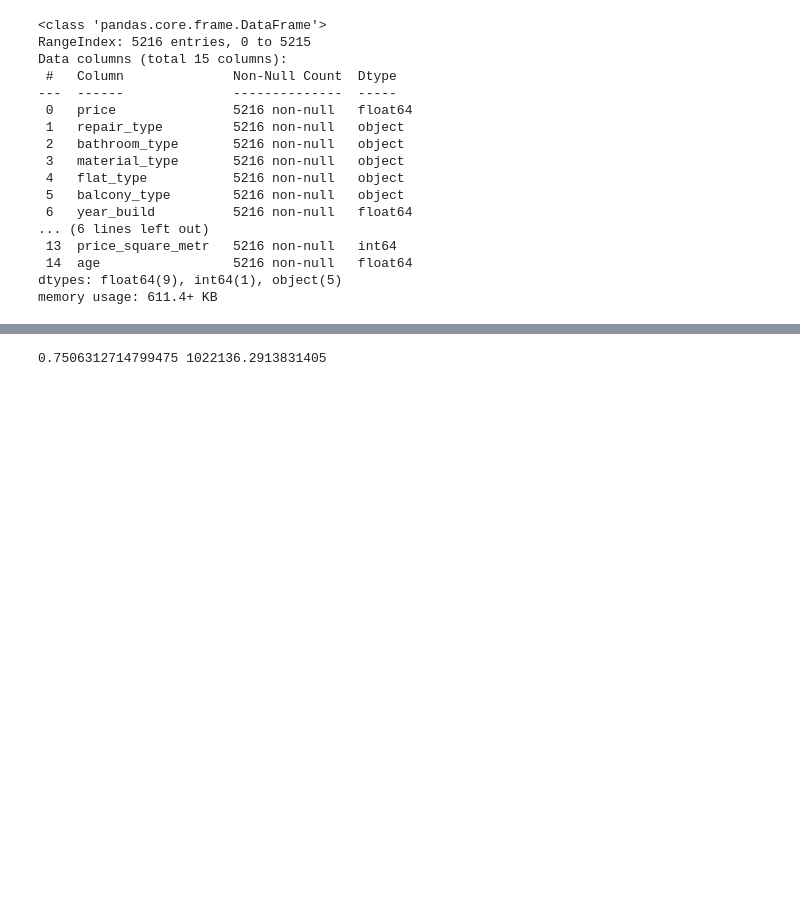
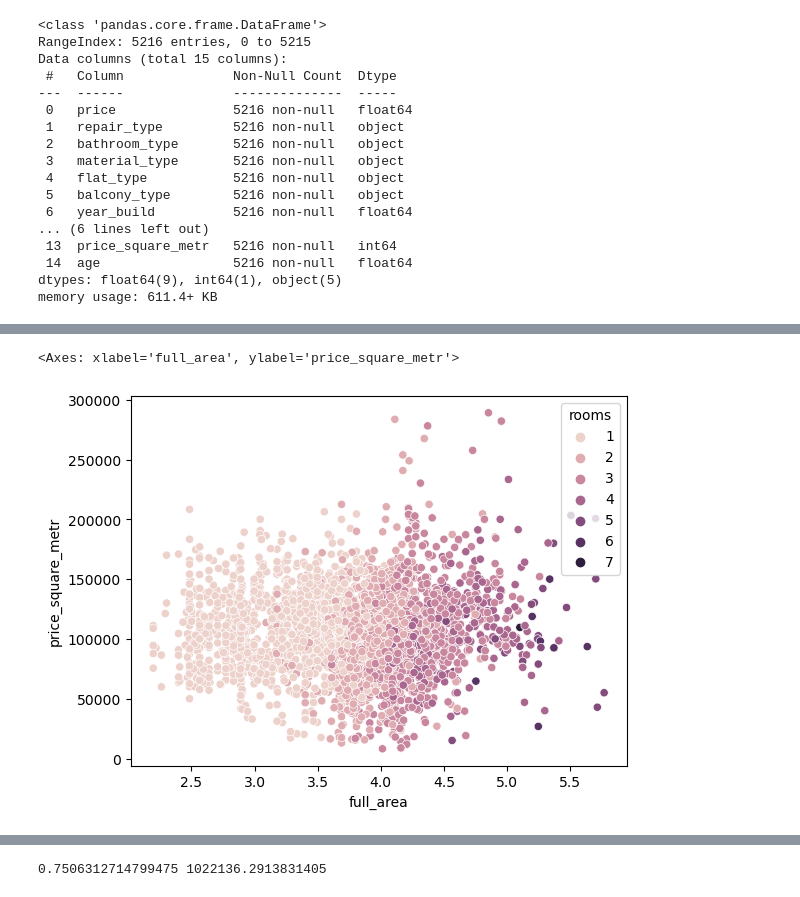
Before and after one commit to Aksyon/property_price_forecast, a Jupyter notebook: flats_project.ipynb, the cells around one changed output, grey strips where cells are left out. Saved outputs shown, nothing was run; the diff lists cells and outputs as text; code cells hidden in the pictures; blank space fills up the shorter version.

```diff
--- a/flats_project.ipynb
+++ b/flats_project.ipynb
@@ -317,0 +281,10 @@ color='orange'
+# %%
+#Исследуем цену за квадратный метр в зависимости от площади
+sns.scatterplot(
+x=np.log(dataset.full_area),
+y=dataset.price_square_metr,
+hue=dataset.rooms)
+#логарифм применен, чтобы избавиться от концентрации меток в левой части графика и увидеть реальную картину.
+# %% [output]
+<Axes: xlabel='full_area', ylabel='price_square_metr'>
+[figure, added]
```
Also changed, not shown: parts of 42 cells of this notebook.
